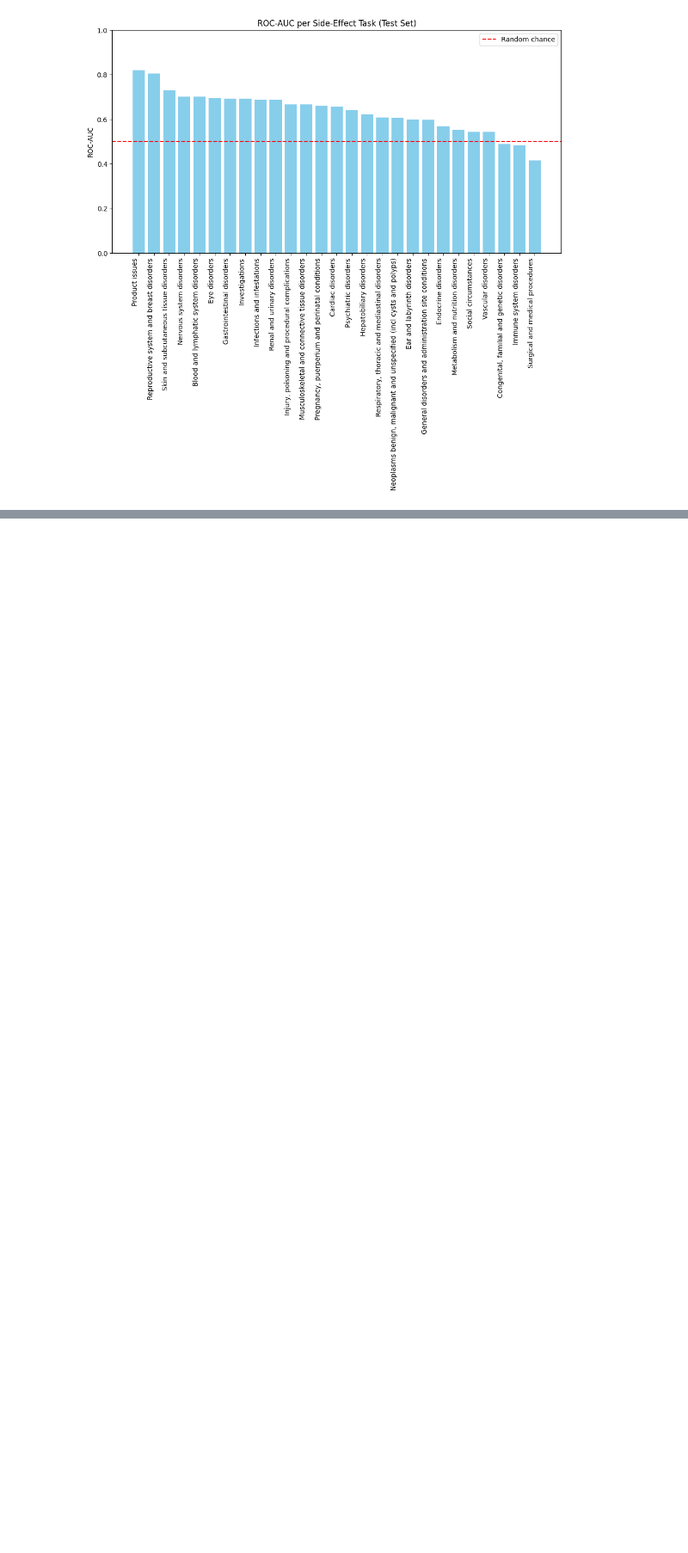
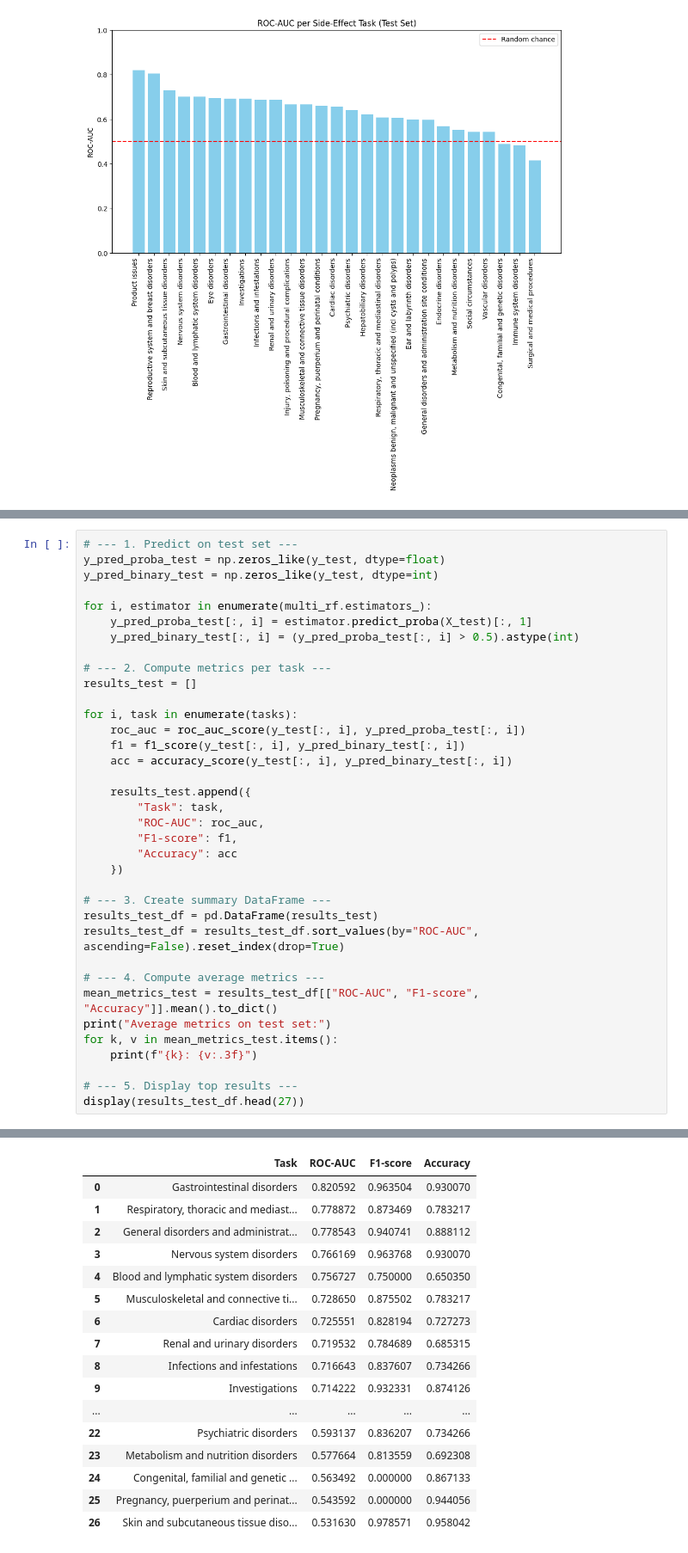
Before and after one commit to bbarthougatica/ChmInf, a Jupyter notebook: cheminf_latin.ipynb, the cells around one changed output, grey strips where cells are left out. Shown at 86% size. Cells and saved outputs as stored; diff of their text form; blank space fills up the shorter version.

```diff
--- a/cheminf_latin.ipynb
+++ b/cheminf_latin.ipynb
@@ -699,0 +888,37 @@ plt.show()
+# %%
+# --- 1. Predict on test set ---
+y_pred_proba_test = np.zeros_like(y_test, dtype=float)
+y_pred_binary_test = np.zeros_like(y_test, dtype=int)
+
+for i, estimator in enumerate(multi_rf.estimators_):
+    y_pred_proba_test[:, i] = estimator.predict_proba(X_test)[:, 1]
+    y_pred_binary_test[:, i] = (y_pred_proba_test[:, i] > 0.5).astype(int)
+
+# --- 2. Compute metrics per task ---
+results_test = []
+
+for i, task in enumerate(tasks):
+    roc_auc = roc_auc_score(y_test[:, i], y_pred_proba_test[:, i])
+    f1 = f1_score(y_test[:, i], y_pred_binary_test[:, i])
+    acc = accuracy_score(y_test[:, i], y_pred_binary_test[:, i])
+
+    results_test.append({
+        "Task": task,
+        "ROC-AUC": roc_auc,
+        "F1-score": f1,
+        "Accuracy": acc
+    })
+
+# --- 3. Create summary DataFrame ---
+results_test_df = pd.DataFrame(results_test)
+results_test_df = results_test_df.sort_values(by="ROC-AUC", ascending=False).reset_index(drop=True)
+
+# --- 4. Compute average metrics ---
+mean_metrics_test = results_test_df[["ROC-AUC", "F1-score", "Accuracy"]].mean().to_dict()
+print("Average metrics on test set:")
+for k, v in mean_metrics_test.items():
+    print(f"{k}: {v:.3f}")
+
+# --- 5. Display top results ---
+display(results_test_df.head(27))
+# %% [output]
@@ -699,0 +929,17 @@ plt.show()
+|  | Task | ROC-AUC | F1-score | Accuracy |
+| 0 | Gastrointestinal disorders | 0.820592 | 0.963504 | 0.930070 |
+| 1 | Respiratory, thoracic and mediast... | 0.778872 | 0.873469 | 0.783217 |
+| 2 | General disorders and administrat... | 0.778543 | 0.940741 | 0.888112 |
+| 3 | Nervous system disorders | 0.766169 | 0.963768 | 0.930070 |
+| 4 | Blood and lymphatic system disorders | 0.756727 | 0.750000 | 0.650350 |
+| 5 | Musculoskeletal and connective ti... | 0.728650 | 0.875502 | 0.783217 |
+| 6 | Cardiac disorders | 0.725551 | 0.828194 | 0.727273 |
+| 7 | Renal and urinary disorders | 0.719532 | 0.784689 | 0.685315 |
+| 8 | Infections and infestations | 0.716643 | 0.837607 | 0.734266 |
+| 9 | Investigations | 0.714222 | 0.932331 | 0.874126 |
+| ... | ... | ... | ... | ... |
+| 22 | Psychiatric disorders | 0.593137 | 0.836207 | 0.734266 |
+| 23 | Metabolism and nutrition disorders | 0.577664 | 0.813559 | 0.692308 |
+| 24 | Congenital, familial and genetic ... | 0.563492 | 0.000000 | 0.867133 |
+| 25 | Pregnancy, puerperium and perinat... | 0.543592 | 0.000000 | 0.944056 |
+| 26 | Skin and subcutaneous tissue diso... | 0.531630 | 0.978571 | 0.958042 |
```
Also changed, not shown: parts of 19 cells of this notebook.
